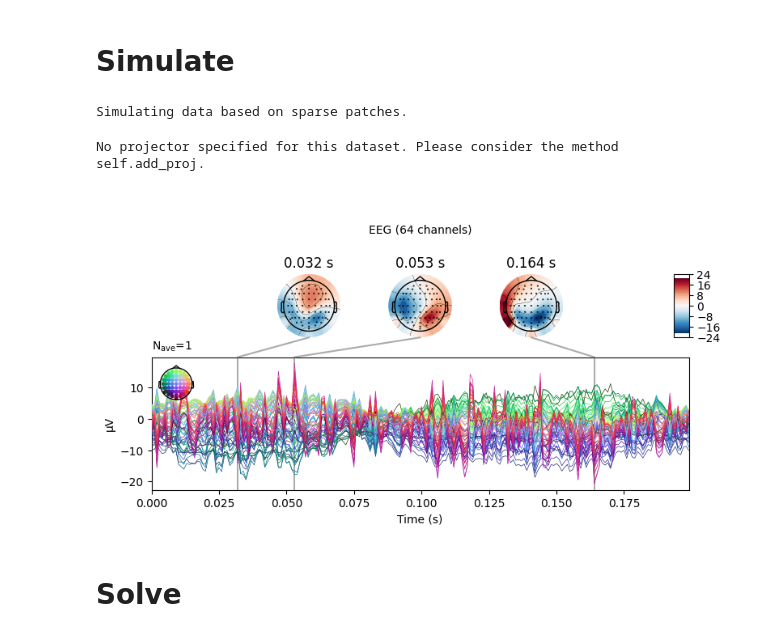
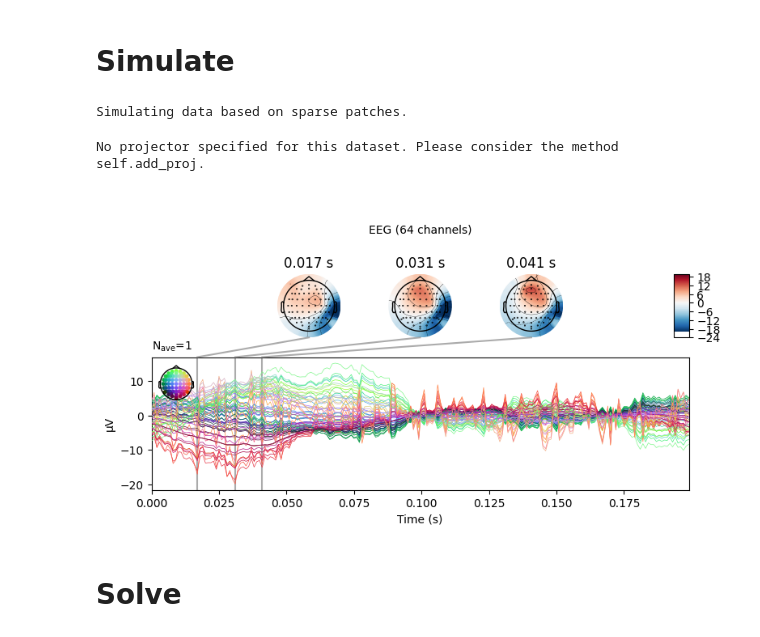
Before and after one commit to LukeTheHecker/invert, a Jupyter notebook: dev/evaluate.ipynb, the cells around one changed output. Cells and saved outputs as stored; diff of their text form; code cells hidden in the pictures.

```diff
--- a/dev/evaluate.ipynb
+++ b/dev/evaluate.ipynb
@@ -36,26 +36,26 @@ n_chans, n_dipoles = leadfield.shape
 # Simulate
 # %%
 settings = dict(
-    number_of_sources=4,
-    extents=(1, 2),
+    number_of_sources=3,
+    extents=(1, 25),
     duration_of_trial=0.2,
     amplitudes=(99, 100),
     target_snr=1e99,
     beta_noise=0,
     method="standard")
 
 sim = Simulation(fwd, info, settings).simulate(2)
 stc = sim.source_data[0]
 evoked = sim.eeg_data[0].average()
 
 stc.data /= abs(stc.data).max()
 brain = stc.plot(**pp)
 brain.add_text(0.1, 0.9, 'Ground Truth', 'title',
                font_size=14)
 evoked.plot_joint()
 # %% [output]
 Simulating data based on sparse patches.
 No projector specified for this dataset. Please consider the method self.add_proj.
-[figure, old version]
+[figure, new version]
 # %% [markdown]
 # Solve
```
Also changed, not shown: parts of 9 cells of this notebook, 2 other files.
